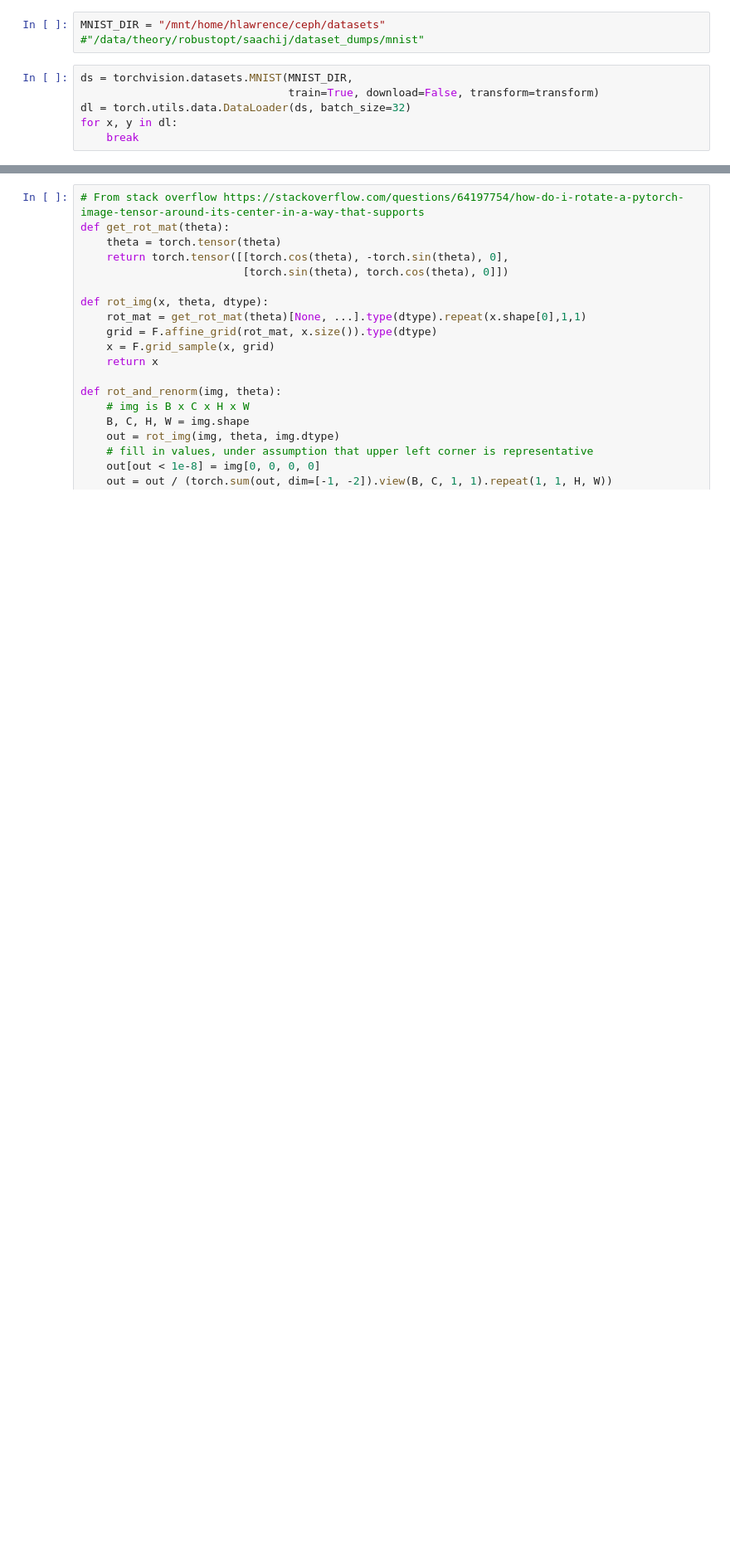
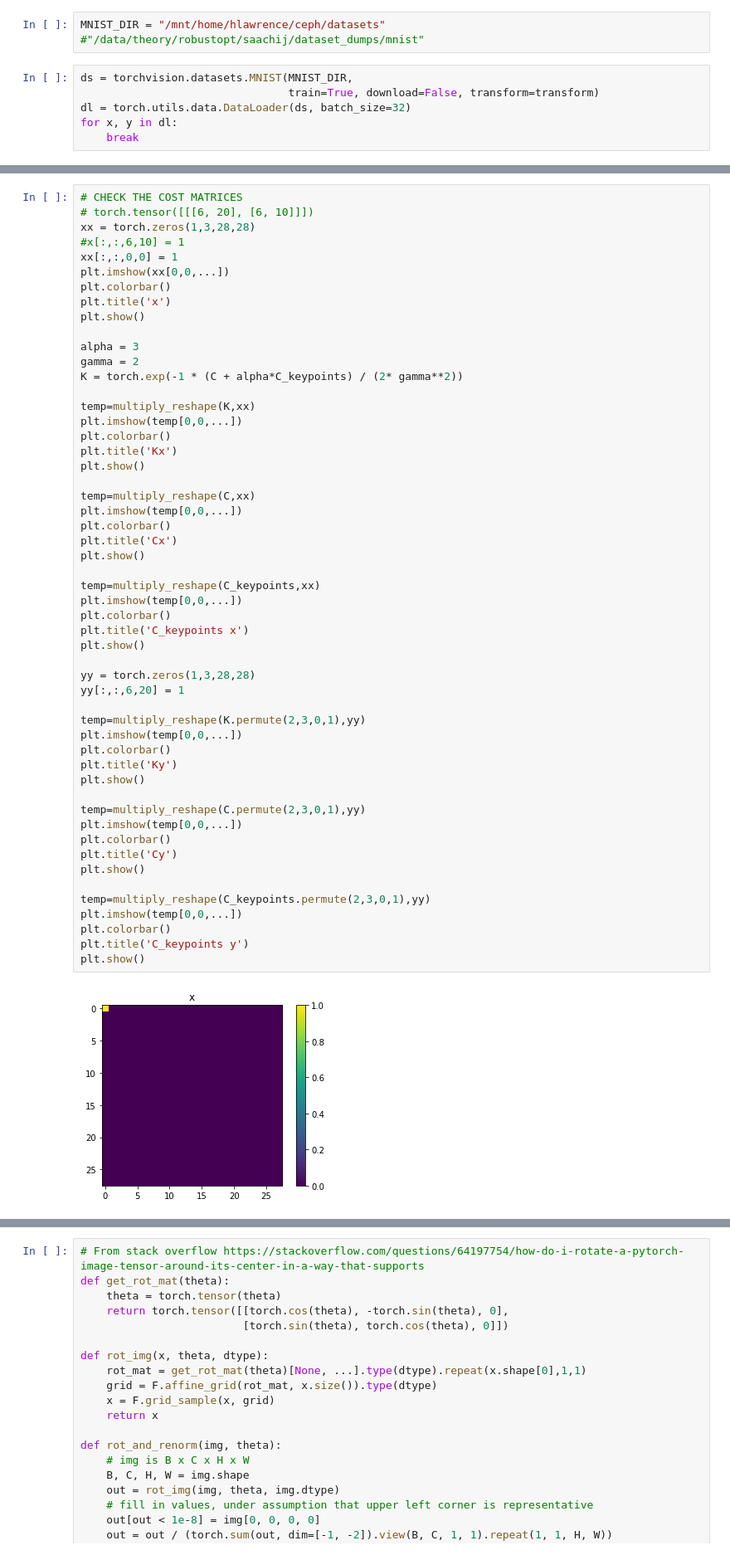
Before and after one commit to scoutsaachi/conv_was, a Jupyter notebook: Conv_was.ipynb, the cells around one changed output, grey strips where cells are left out. Shown at 83% size. Drawn from its saved outputs; the diff is of its cells as text; blank space fills up the shorter version.

```diff
--- a/Conv_was.ipynb
+++ b/Conv_was.ipynb
@@ -236,0 +383,55 @@ TypeError: sum() received an invalid combination of arguments - got (), but expe
+# %%
+# CHECK THE COST MATRICES
+# torch.tensor([[[6, 20], [6, 10]]])
+xx = torch.zeros(1,3,28,28)
+#x[:,:,6,10] = 1
+xx[:,:,0,0] = 1
+plt.imshow(xx[0,0,...])
+plt.colorbar()
+plt.title('x')
+plt.show()
+
+alpha = 3
+gamma = 2
+K = torch.exp(-1 * (C + alpha*C_keypoints) / (2* gamma**2))
+
+temp=multiply_reshape(K,xx)
+plt.imshow(temp[0,0,...])
+plt.colorbar()
+plt.title('Kx')
+plt.show()
+
+temp=multiply_reshape(C,xx)
+plt.imshow(temp[0,0,...])
+plt.colorbar()
+plt.title('Cx')
+plt.show()
+
+temp=multiply_reshape(C_keypoints,xx)
+plt.imshow(temp[0,0,...])
+plt.colorbar()
+plt.title('C_keypoints x')
+plt.show()
+
+yy = torch.zeros(1,3,28,28)
+yy[:,:,6,20] = 1
+
+temp=multiply_reshape(K.permute(2,3,0,1),yy)
+plt.imshow(temp[0,0,...])
+plt.colorbar()
+plt.title('Ky')
+plt.show()
+
+temp=multiply_reshape(C.permute(2,3,0,1),yy)
+plt.imshow(temp[0,0,...])
+plt.colorbar()
+plt.title('Cy')
+plt.show()
+
+temp=multiply_reshape(C_keypoints.permute(2,3,0,1),yy)
+plt.imshow(temp[0,0,...])
+plt.colorbar()
+plt.title('C_keypoints y')
+plt.show()
+# %% [output]
+[figure, added]
```
Also changed, not shown: parts of 12 cells of this notebook, 1 other file.
